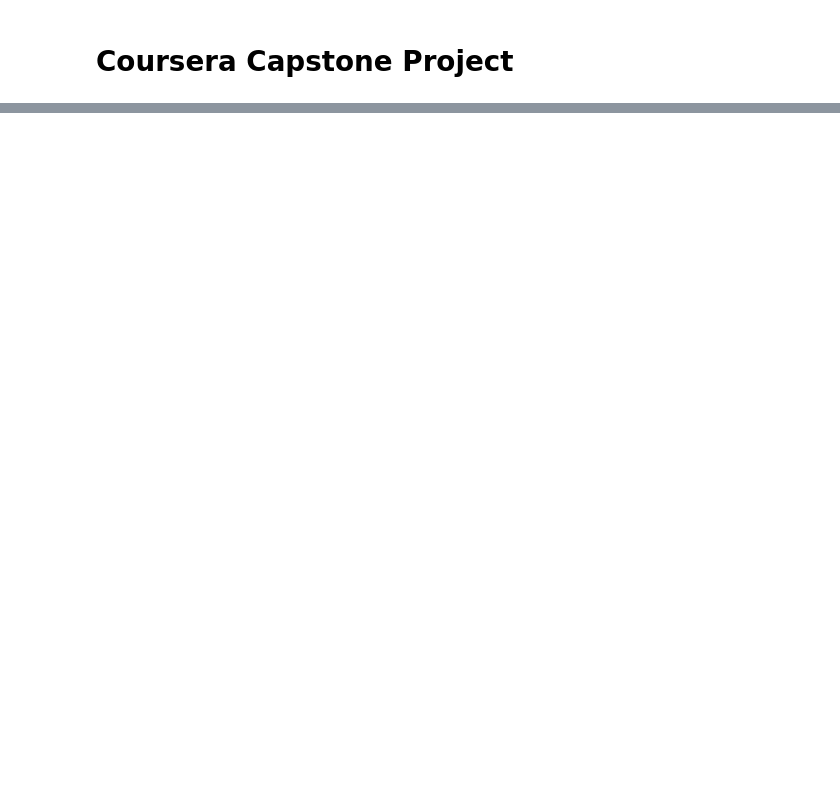
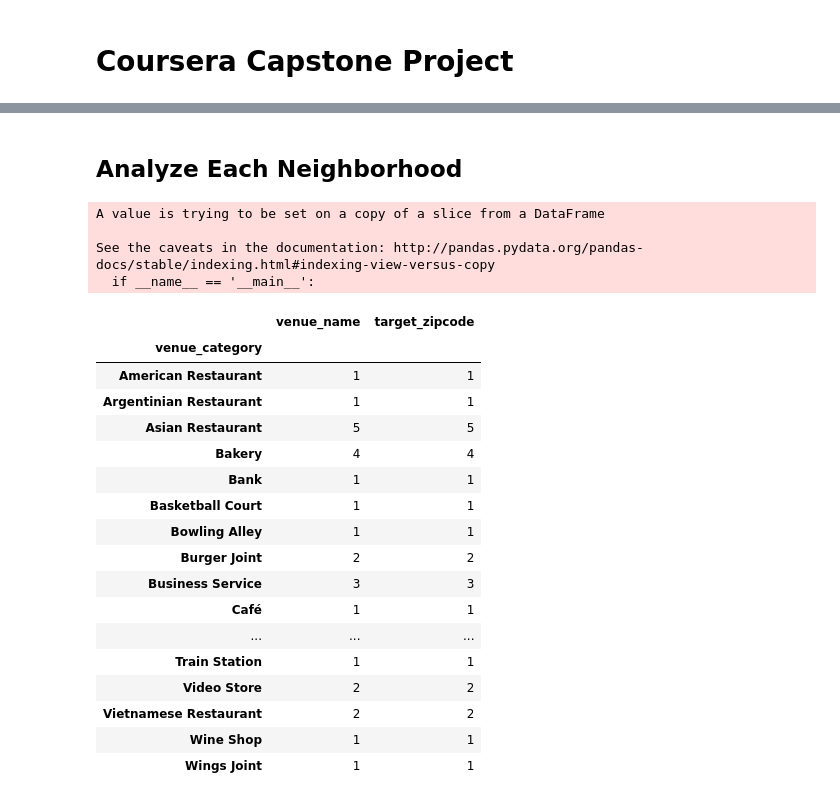
Before and after one commit to fzaripov/Coursera_Capstone, a Jupyter notebook: Capstone_Project.ipynb, the cells around one changed output, grey strips where cells are left out. Cells and saved outputs as stored; diff of their text form; code cells hidden in the pictures; blank space fills up the shorter version.

```diff
--- a/Capstone_Project.ipynb
+++ b/Capstone_Project.ipynb
@@ -31,0 +324,28 @@ The following sources were used to derive business growth and population size sc
+# %% [markdown]
+## Analyze Each Neighborhood
+# %%
+venues_by_zip.dropna(how='any', inplace=True)
+venues_by_zip.groupby('venue_category').count()
+# %% [output]
+A value is trying to be set on a copy of a slice from a DataFrame
+
+See the caveats in the documentation: http://pandas.pydata.org/pandas-docs/stable/indexing.html#indexing-view-versus-copy
+  if __name__ == '__main__':
+|  | venue_name | target_zipcode |
+| venue_category |  |  |
+| American Restaurant | 1 | 1 |
+| Argentinian Restaurant | 1 | 1 |
+| Asian Restaurant | 5 | 5 |
+| Bakery | 4 | 4 |
+| Bank | 1 | 1 |
+| Basketball Court | 1 | 1 |
+| Bowling Alley | 1 | 1 |
+| Burger Joint | 2 | 2 |
+| Business Service | 3 | 3 |
+| Café | 1 | 1 |
+| ... | ... | ... |
+| Train Station | 1 | 1 |
+| Video Store | 2 | 2 |
+| Vietnamese Restaurant | 2 | 2 |
+| Wine Shop | 1 | 1 |
+| Wings Joint | 1 | 1 |
```
Also changed, not shown: parts of 40 cells of this notebook.
